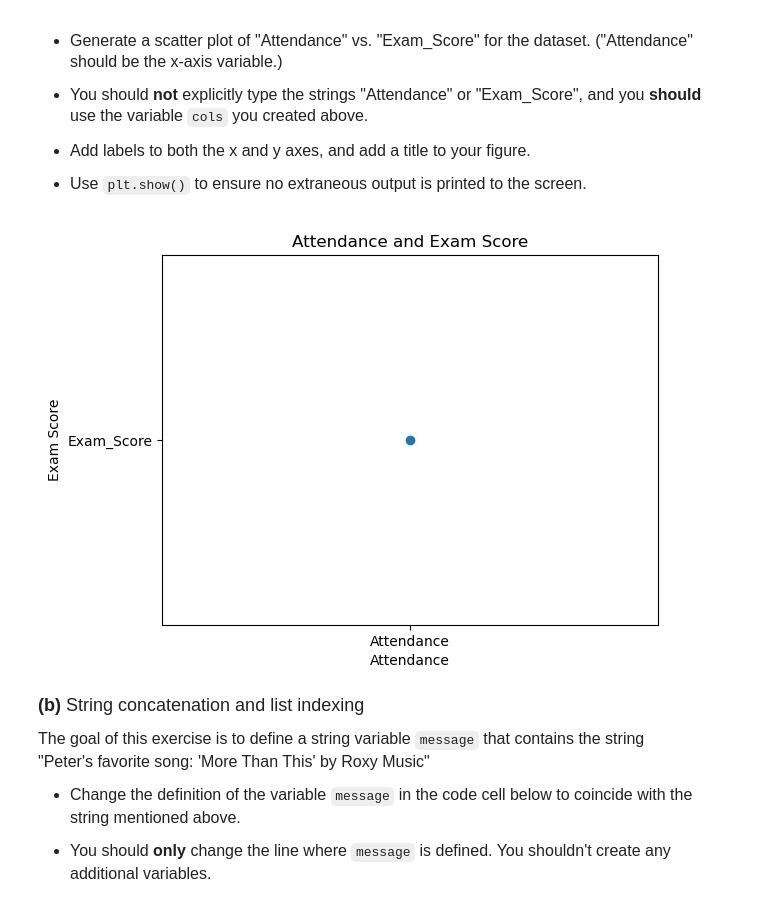
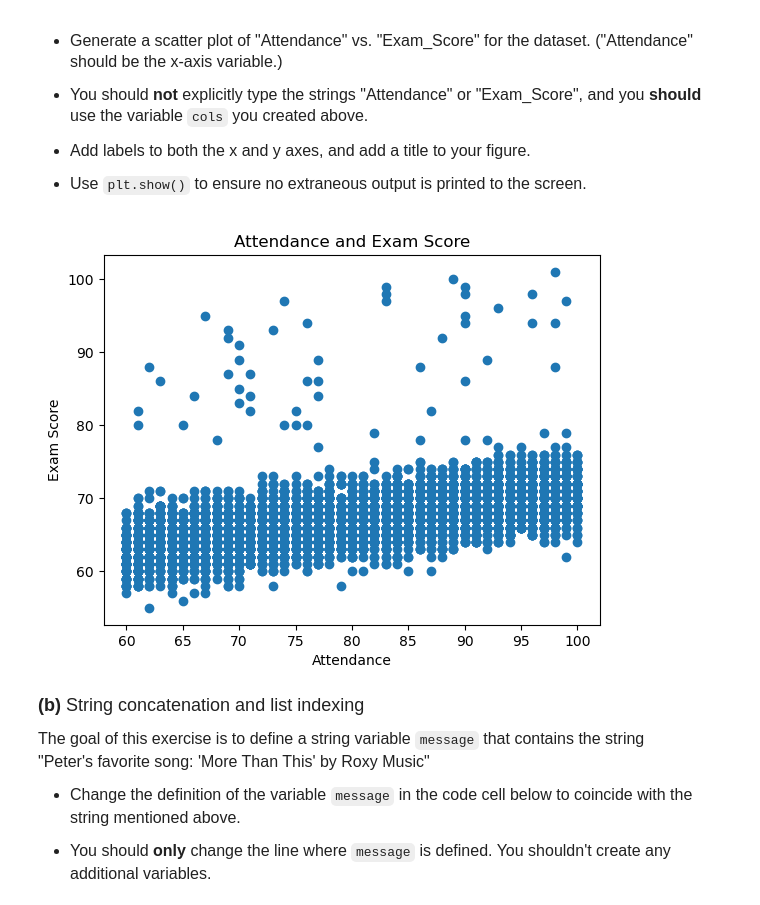
Before and after one commit to bcamargo1/datasci151spring2026, a Jupyter notebook: _quizzes/quiz_1.ipynb, the cells around one changed output. Drawn from its saved outputs; the diff is of its cells as text; code cells hidden in the pictures.

```diff
--- a/_quizzes/quiz_1.ipynb
+++ b/_quizzes/quiz_1.ipynb
@@ -81,13 +89,13 @@ SyntaxError: unmatched ')' (2009834464.py, line 1)
 
 - Use `plt.show()` to ensure no extraneous output is printed to the screen.
 # %%
-plt.scatter(x = cols[1], y = cols[6])
+plt.scatter(x = df[cols[1]], y = df[cols[6]])
 plt.xlabel("Attendance")
 plt.ylabel("Exam Score")
 plt.title("Attendance and Exam Score")
 plt.show()
 # %% [output]
-[figure, old version]
+[figure, new version]
 # %% [markdown]
 <font size = "4">
 
```
Also changed, not shown: parts of 3 cells of this notebook.
